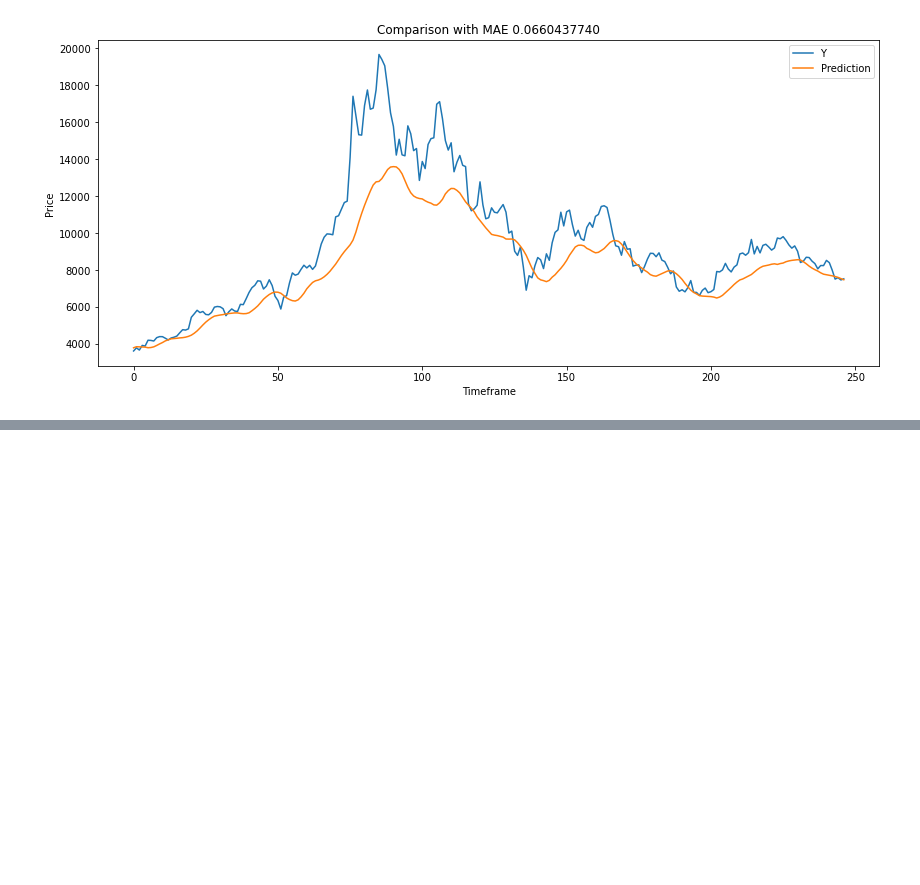
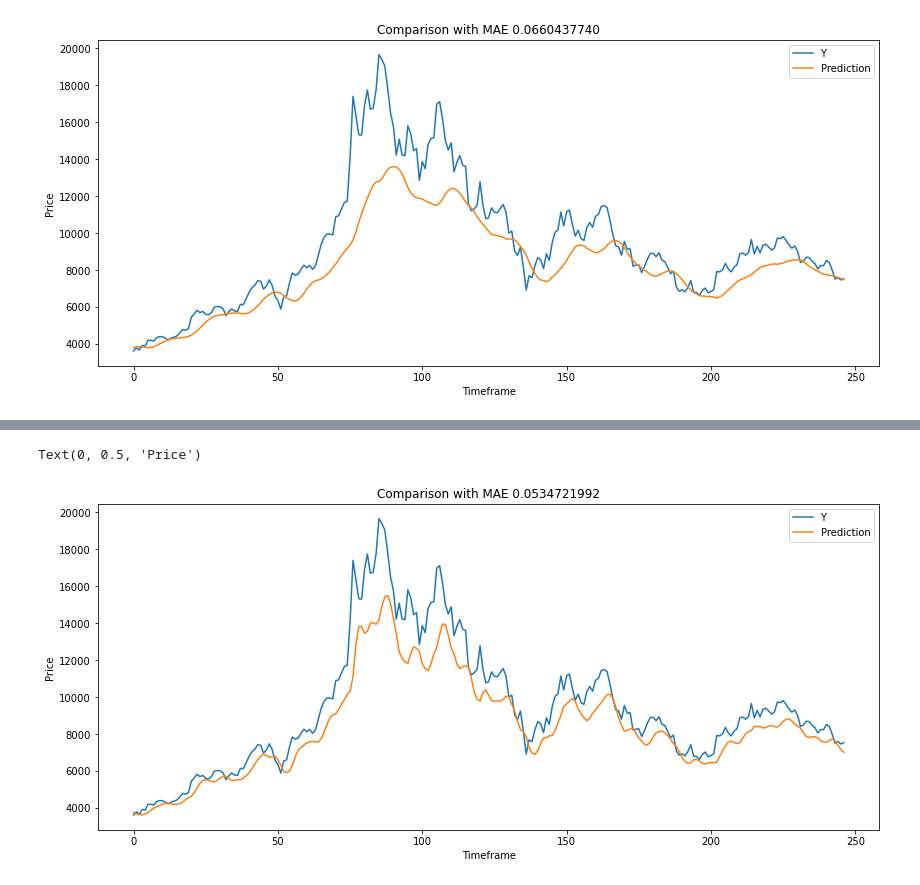
Before and after one commit to GuilleamACM/RedesNeurais-MP2, a Jupyter notebook: Predicting_BTC_with_Stacked_LSTM.ipynb, the cells around one changed output, grey strips where cells are left out. Saved outputs shown, nothing was run; the diff lists cells and outputs as text; code cells hidden in the pictures; blank space fills up the shorter version.

Commit message:
Adding final test with one more stack to the Stack LSTM

```diff
--- a/Predicting_BTC_with_Stacked_LSTM.ipynb
+++ b/Predicting_BTC_with_Stacked_LSTM.ipynb
@@ -732,0 +778,10 @@ Text(0, 0.5, 'Price')
+# %%
+model=Sequential()
+model.add(LSTM(50,return_sequences=True,input_shape=(X_train.shape[1],1)))
+model.add(LSTM(50,return_sequences=True))
+model.add(LSTM(50,return_sequences=True))
+model.add(LSTM(50))
+model.add(Dense(1))
+model.compile(loss='mean_squared_error',optimizer='adam')
+# %%
+model.fit(X_train, y_train, epochs=100, batch_size=32)
@@ -732,0 +817,16 @@ Text(0, 0.5, 'Price')
+# %%
+train_predict=model.predict(X_train)
+test_predict=model.predict(X_test)
+# %%
+MSE = mean_absolute_error(y_test, test_predict)
+# %%
+plt.figure(figsize=(14,6))
+plt.plot(scaler.inverse_transform(y_test.reshape(-1,1)))
+plt.plot(scaler.inverse_transform(test_predict.reshape(-1,1)))
+plt.title("Comparison with MAE {0:0.10f}".format(MSE))
+plt.legend(["Y", "Prediction"])
+plt.xlabel("Timeframe")
+plt.ylabel("Price")
+# %% [output]
+Text(0, 0.5, 'Price')
+[figure, added]
```
Also changed, not shown: parts of 8 cells of this notebook.
